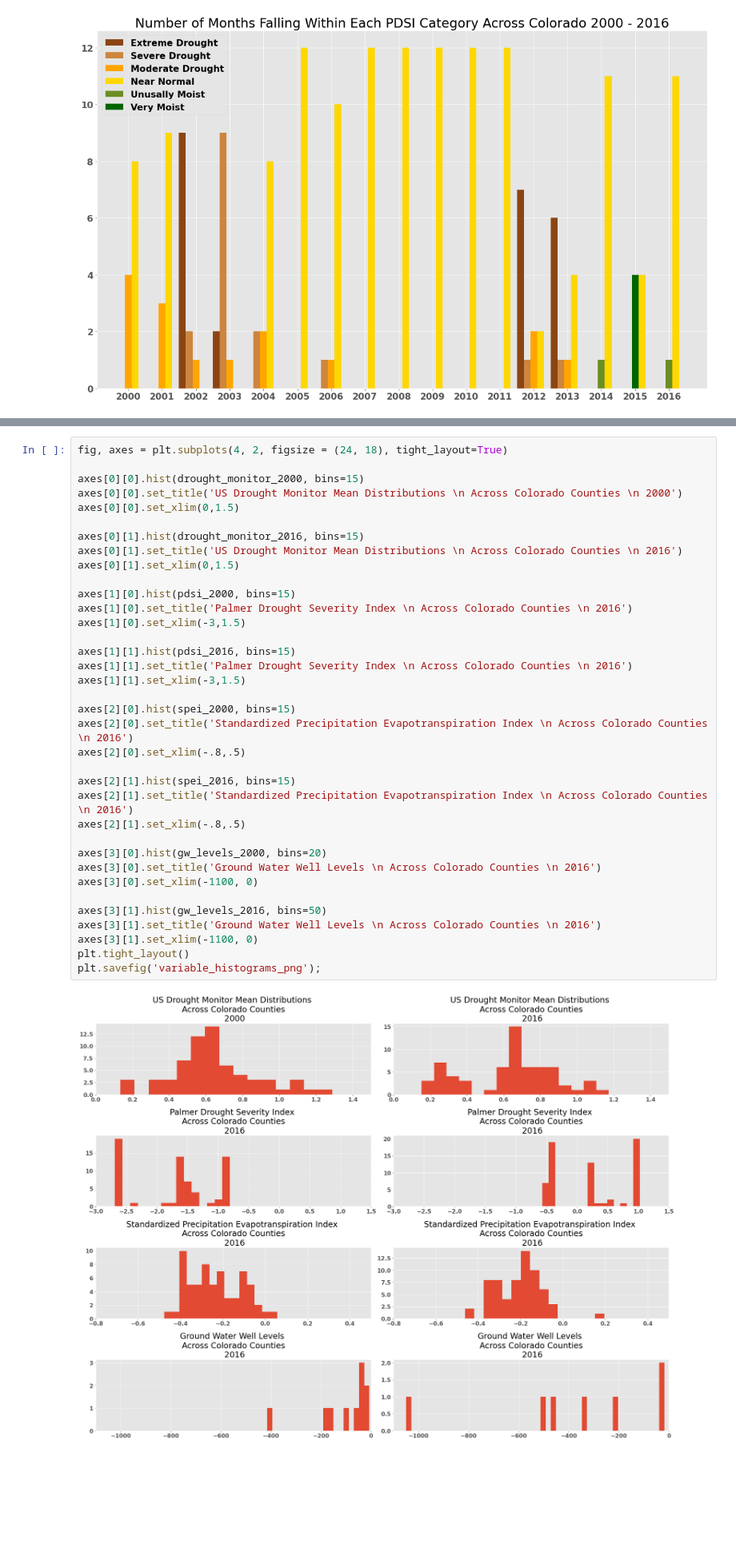
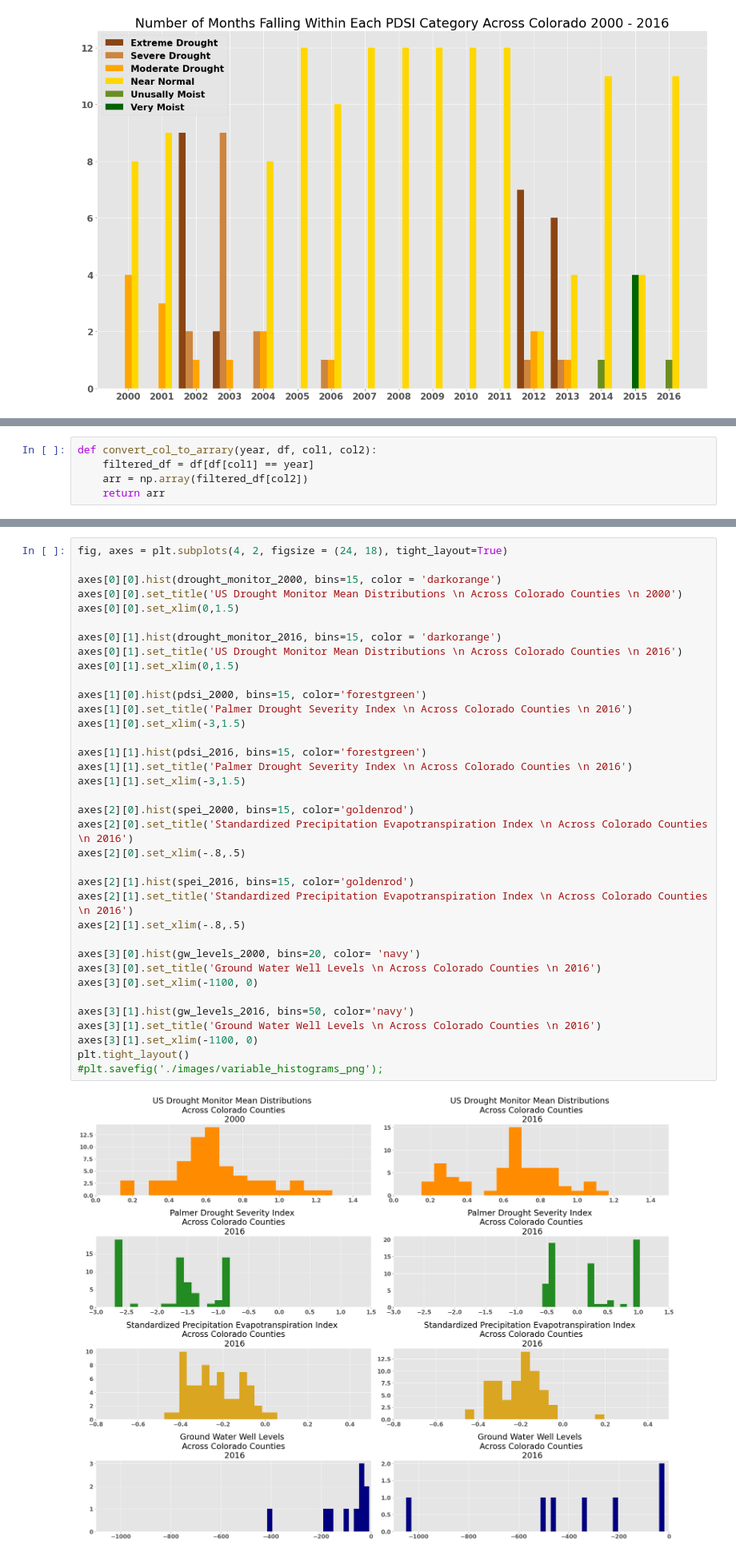
Before and after one commit to alex-truby/colorado_drought_study, a Jupyter notebook: notebooks/visual_eda.ipynb, the cells around one changed output, grey strips where cells are left out. Shown at 80% size. Cells and saved outputs as stored; diff of their text form; blank space fills up the shorter version.

Commit message:
updated color schemes

```diff
--- a/notebooks/visual_eda.ipynb
+++ b/notebooks/visual_eda.ipynb
@@ -215,3 +210,8 @@ df2 = pd.read_csv('./data/cleaned_data.csv')
+# %%
+def convert_col_to_arrary(year, df, col1, col2):
+    filtered_df = df[df[col1] == year]
+    arr = np.array(filtered_df[col2])
+    return arr
 # %%
 drought_monitor_2000 = convert_col_to_arrary (2010, df2, 'year', 'drought_vals')
 drought_monitor_2016 = convert_col_to_arrary (2016, df2, 'year', 'drought_vals')
@@ -229,38 +227,38 @@ gw_levels_2016 = convert_col_to_arrary (2016, gw, 'year', 'Water Level Depth')
 # %%
 fig, axes = plt.subplots(4, 2, figsize = (24, 18), tight_layout=True)
 
-axes[0][0].hist(drought_monitor_2000, bins=15)
+axes[0][0].hist(drought_monitor_2000, bins=15, color = 'darkorange')
 axes[0][0].set_title('US Drought Monitor Mean Distributions \n Across Colorado Counties \n 2000')
 axes[0][0].set_xlim(0,1.5)
 
-axes[0][1].hist(drought_monitor_2016, bins=15)
+axes[0][1].hist(drought_monitor_2016, bins=15, color = 'darkorange')
 axes[0][1].set_title('US Drought Monitor Mean Distributions \n Across Colorado Counties \n 2016')
 axes[0][1].set_xlim(0,1.5)
 
-axes[1][0].hist(pdsi_2000, bins=15)
+axes[1][0].hist(pdsi_2000, bins=15, color='forestgreen')
 axes[1][0].set_title('Palmer Drought Severity Index \n Across Colorado Counties \n 2016')
 axes[1][0].set_xlim(-3,1.5)
 
-axes[1][1].hist(pdsi_2016, bins=15)
+axes[1][1].hist(pdsi_2016, bins=15, color='forestgreen')
 axes[1][1].set_title('Palmer Drought Severity Index \n Across Colorado Counties \n 2016')
 axes[1][1].set_xlim(-3,1.5)
 
-axes[2][0].hist(spei_2000, bins=15)
+axes[2][0].hist(spei_2000, bins=15, color='goldenrod')
 axes[2][0].set_title('Standardized Precipitation Evapotranspiration Index \n Across Colorado Counties \n 2016')
 axes[2][0].set_xlim(-.8,.5)
 
-axes[2][1].hist(spei_2016, bins=15)
+axes[2][1].hist(spei_2016, bins=15, color='goldenrod')
 axes[2][1].set_title('Standardized Precipitation Evapotranspiration Index \n Across Colorado Counties \n 2016')
 axes[2][1].set_xlim(-.8,.5)
 
-axes[3][0].hist(gw_levels_2000, bins=20)
+axes[3][0].hist(gw_levels_2000, bins=20, color= 'navy')
 axes[3][0].set_title('Ground Water Well Levels \n Across Colorado Counties \n 2016')
 axes[3][0].set_xlim(-1100, 0)
 
-axes[3][1].hist(gw_levels_2016, bins=50)
+axes[3][1].hist(gw_levels_2016, bins=50, color='navy')
 axes[3][1].set_title('Ground Water Well Levels \n Across Colorado Counties \n 2016')
 axes[3][1].set_xlim(-1100, 0)
 plt.tight_layout()
-plt.savefig('variable_histograms_png');
+#plt.savefig('./images/variable_histograms_png');
 # %% [output]
-[figure, old version]
+[figure, new version]
```
Also changed, not shown: parts of 5 cells of this notebook.
